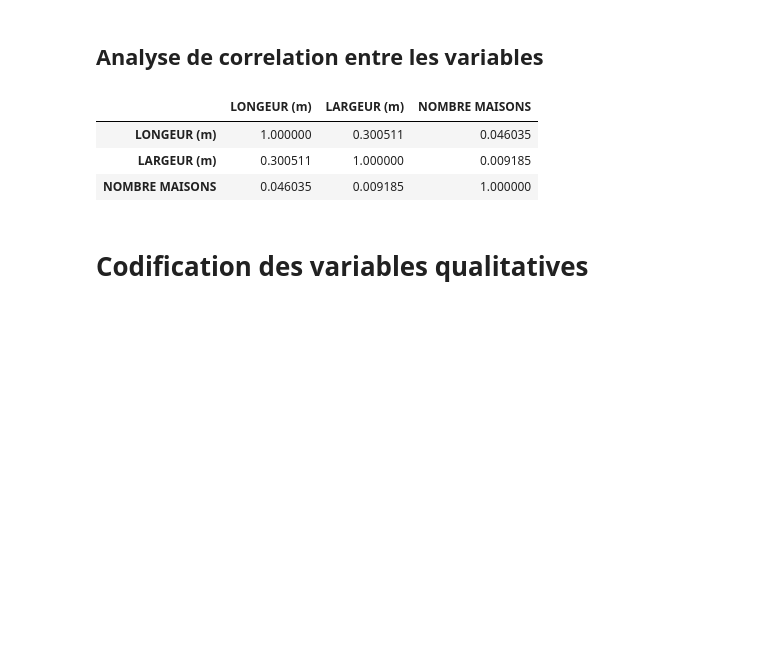
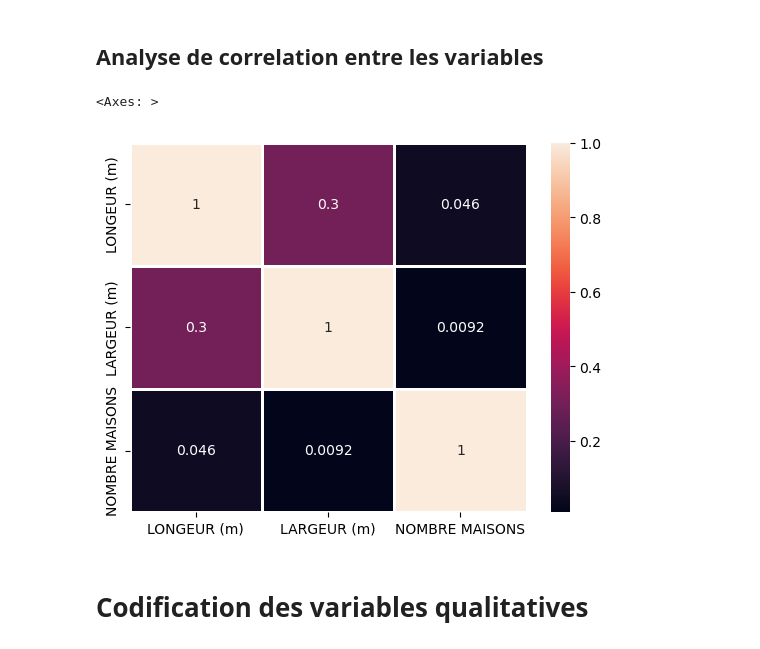
Before and after one commit to herve01/python-IMMO-predict, a Jupyter notebook: Untitled.ipynb, the cells around one changed output. Drawn from its saved outputs; the diff is of its cells as text; code cells hidden in the pictures; blank space fills up the shorter version.

```diff
--- a/Untitled.ipynb
+++ b/Untitled.ipynb
@@ -21,7 +19,7 @@ from sklearn import tree
 # %% [markdown]
 ## Chargement de données
 # %%
-df = pd.read_excel('data/prix_biens_immobilier_kinshasa.xlsx', header=0)
+df = pd.read_excel('data/prix_vente_biens_immobilier_kinshasa.xlsx', header=0)
 df.dropna(inplace=True)
 # %%
 df.head(10)
@@ -120,15 +118,11 @@ variables_categorielles
  'ROUTE']
 # %% [markdown]
 ## Analyse de correlation entre les variables
-# %%
-df[variables_numerique].corr(method='spearman')
-# %% [output]
-|  | LONGEUR (m) | LARGEUR (m) | NOMBRE MAISONS |
-| LONGEUR (m) | 1.000000 | 0.300511 | 0.046035 |
-| LARGEUR (m) | 0.300511 | 1.000000 | 0.009185 |
-| NOMBRE MAISONS | 0.046035 | 0.009185 | 1.000000 |
 # %%
-#sns.heatmap(df.corr(),annot=True,lw=1)
+sns.heatmap(df[variables_numerique].corr(method='spearman'),annot=True,lw=1)
+# %% [output]
+<Axes: >
+[figure, added]
 # %% [markdown]
 # Codification des variables qualitatives
 # %%
```
Also changed, not shown: parts of 26 cells of this notebook, 1 other file.
